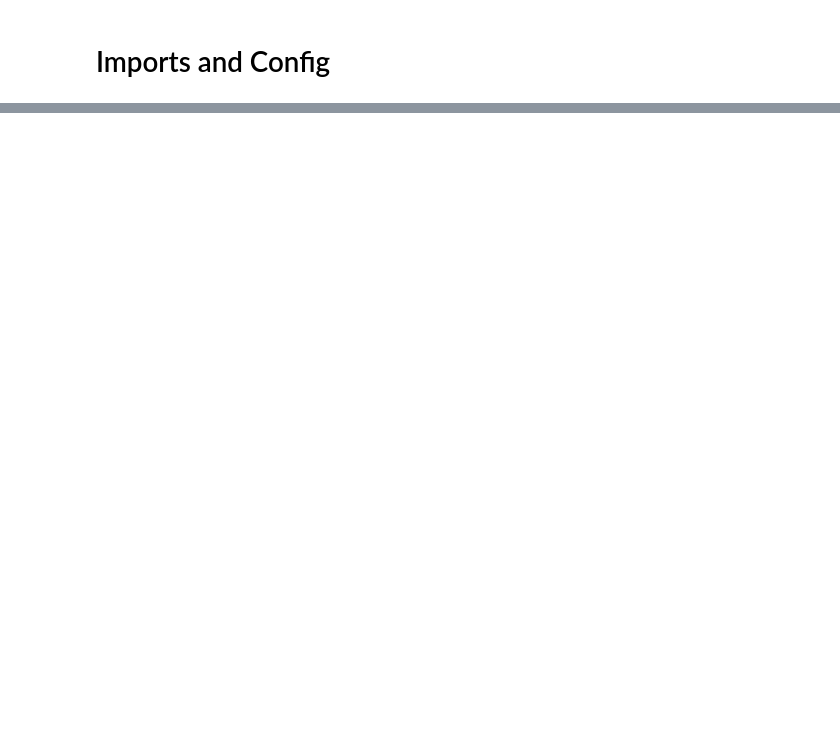
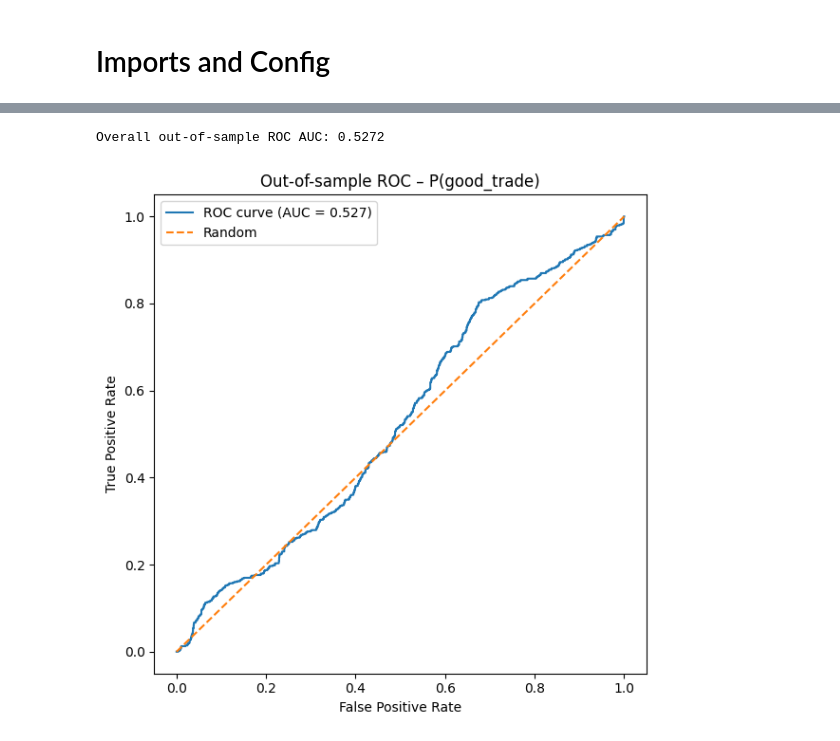
Before and after one commit to katasik/algotrading-studies, a Jupyter notebook: notebooks/meta-gradient-boosting.ipynb, the cells around one changed output, grey strips where cells are left out. Saved outputs shown, nothing was run; the diff lists cells and outputs as text; code cells hidden in the pictures; blank space fills up the shorter version.

```diff
--- a/notebooks/meta-gradient-boosting.ipynb
+++ b/notebooks/meta-gradient-boosting.ipynb
@@ -57,0 +549,24 @@ REGIME_WINDOW = 200         # bars for regime_share rolling window (15m bars)
+# %%
+# Mask out the rows that were never in a test fold (should be few at the very start)
+mask = ~np.isnan(proba_all)
+y_oos = y[mask]
+proba_oos = proba_all[mask]
+
+overall_auc = roc_auc_score(y_oos, proba_oos)
+fpr, tpr, thresholds = roc_curve(y_oos, proba_oos)
+
+print(f"Overall out-of-sample ROC AUC: {overall_auc:.4f}")
+# %% [output]
+Overall out-of-sample ROC AUC: 0.5272
+# %%
+plt.figure(figsize=(6, 6))
+plt.plot(fpr, tpr, label=f"ROC curve (AUC = {overall_auc:.3f})")
+plt.plot([0, 1], [0, 1], linestyle="--", label="Random")
+plt.xlabel("False Positive Rate")
+plt.ylabel("True Positive Rate")
+plt.title("Out-of-sample ROC – P(good_trade)")
+plt.legend()
+plt.tight_layout()
+plt.show()
+# %% [output]
+[figure, added]
```
Also changed, not shown: parts of 40 cells of this notebook.
